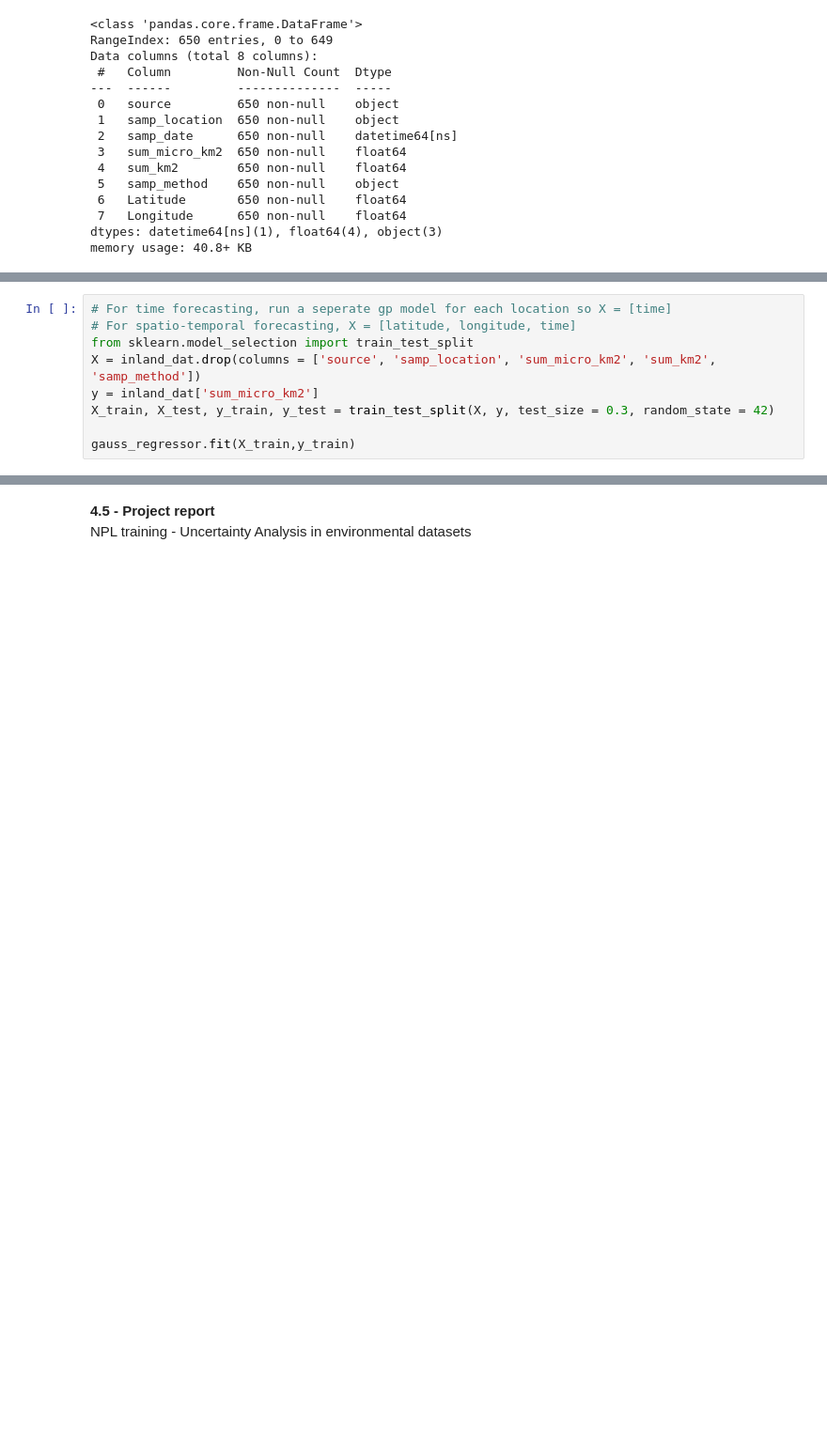
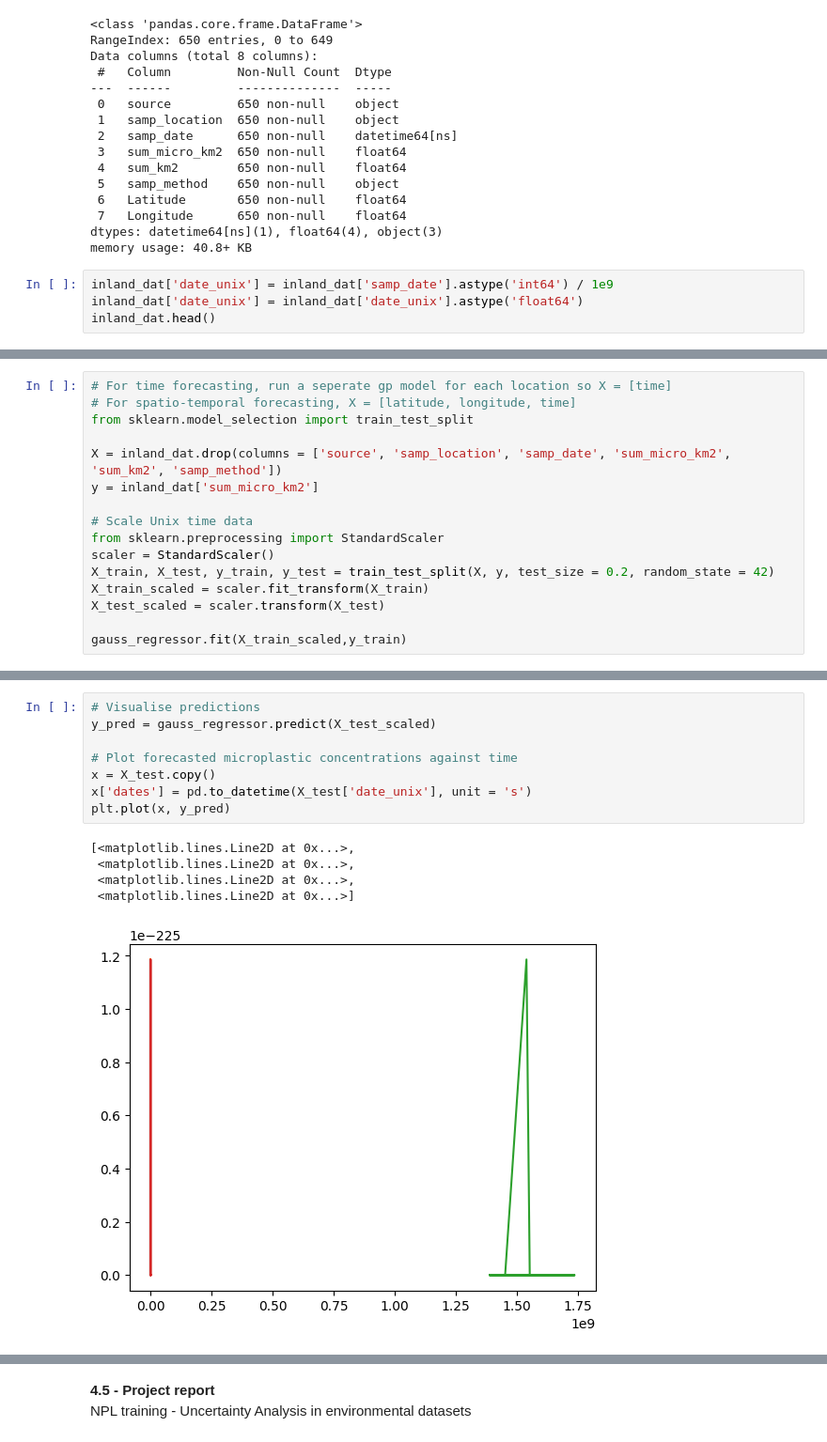
Before and after one commit to fonkerina/Microplastic-Tracker, a Jupyter notebook: MAIN.ipynb, the cells around one changed output, grey strips where cells are left out. Shown: that part at 94% size. Saved outputs shown, nothing was run; the diff lists cells and outputs as text; blank space fills up the shorter version.

Commit message:
Scaled unix data, need to do more preprocessing

```diff
--- a/MAIN.ipynb
+++ b/MAIN.ipynb
@@ -726,3 +726,7 @@ Data columns (total 8 columns):
  7   Longitude      650 non-null    float64
 dtypes: datetime64[ns](1), float64(4), object(3)
 memory usage: 40.8+ KB
+# %%
+inland_dat['date_unix'] = inland_dat['samp_date'].astype('int64') / 1e9
+inland_dat['date_unix'] = inland_dat['date_unix'].astype('float64')
+inland_dat.head()
@@ -730,9 +741,16 @@ memory usage: 40.8+ KB
 # For time forecasting, run a seperate gp model for each location so X = [time]
 # For spatio-temporal forecasting, X = [latitude, longitude, time]
 from sklearn.model_selection import train_test_split
-X = inland_dat.drop(columns = ['source', 'samp_location', 'sum_micro_km2', 'sum_km2', 'samp_method'])
+
+X = inland_dat.drop(columns = ['source', 'samp_location', 'samp_date', 'sum_micro_km2', 'sum_km2', 'samp_method'])
 y = inland_dat['sum_micro_km2']
-X_train, X_test, y_train, y_test = train_test_split(X, y, test_size = 0.3, random_state = 42)
 
-gauss_regressor.fit(X_train,y_train)
+# Scale Unix time data
+from sklearn.preprocessing import StandardScaler
+scaler = StandardScaler()
+X_train, X_test, y_train, y_test = train_test_split(X, y, test_size = 0.2, random_state = 42)
+X_train_scaled = scaler.fit_transform(X_train)
+X_test_scaled = scaler.transform(X_test)
+
+gauss_regressor.fit(X_train_scaled,y_train)
 # %% [output]
@@ -739,0 +771,14 @@ TypeError: float() argument must be a string or a real number, not 'Timestamp'
+# %%
+# Visualise predictions
+y_pred = gauss_regressor.predict(X_test_scaled)
+
+# Plot forecasted microplastic concentrations against time
+x = X_test.copy()
+x['dates'] = pd.to_datetime(X_test['date_unix'], unit = 's')
+plt.plot(x, y_pred)
+# %% [output]
+[<matplotlib.lines.Line2D at 0x...>,
+ <matplotlib.lines.Line2D at 0x...>,
+ <matplotlib.lines.Line2D at 0x...>,
+ <matplotlib.lines.Line2D at 0x...>]
+[figure, added]
```
Also changed, not shown: parts of 7 cells of this notebook.
